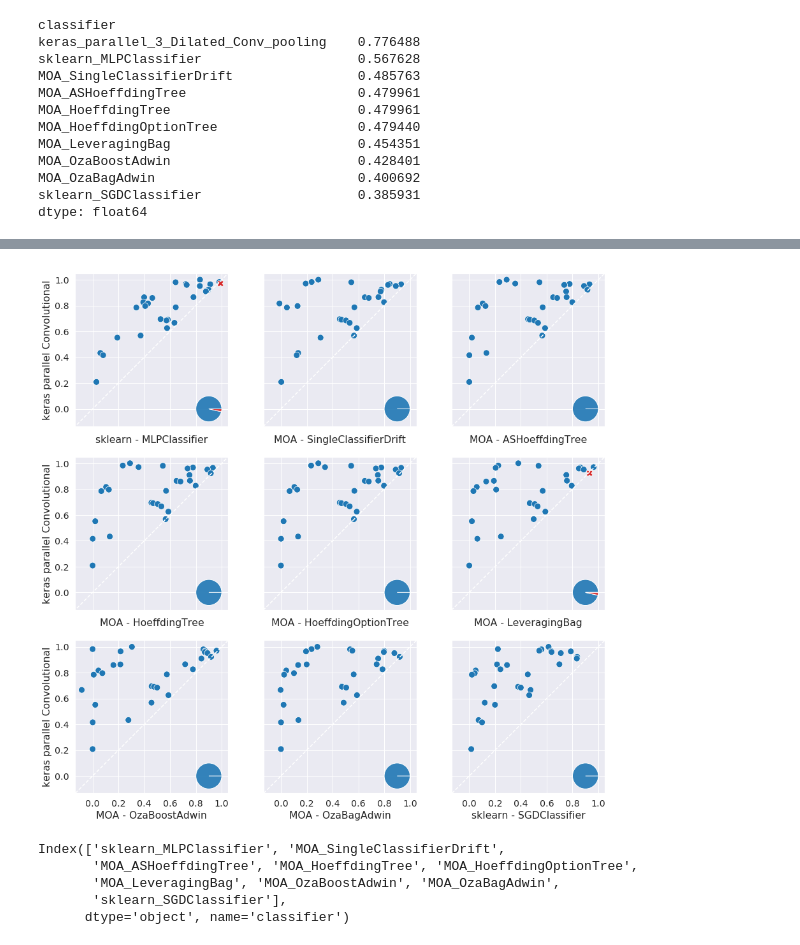
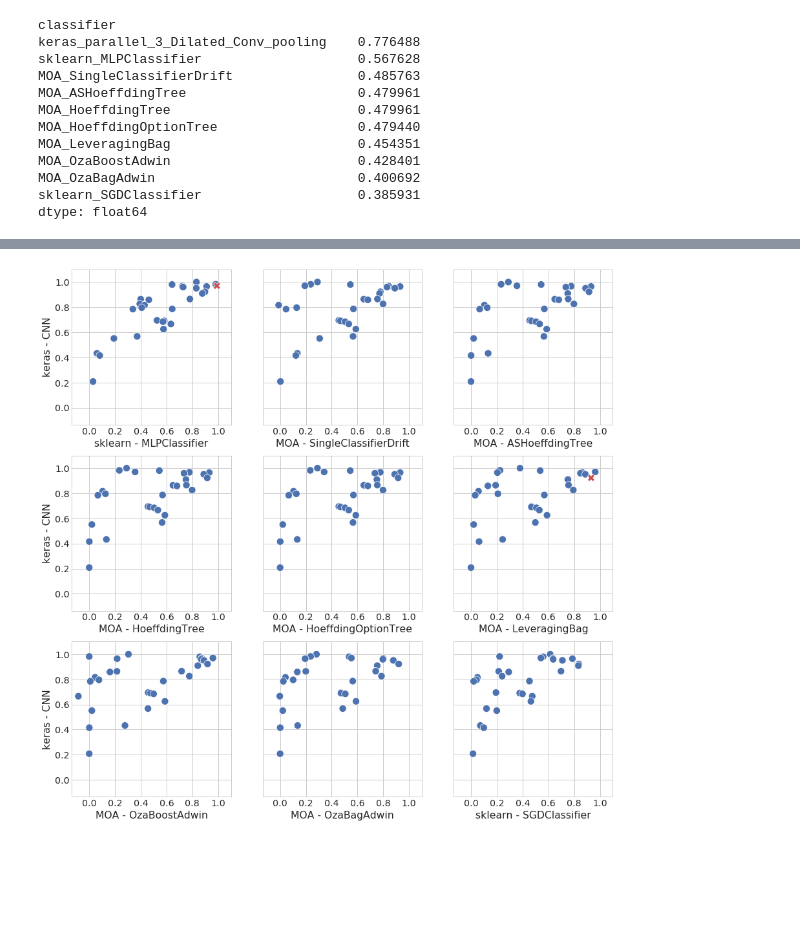
Before and after one commit to pedrolarben/ADLStream, a Jupyter notebook: utils/notebooks/Untitled.ipynb, the cells around one changed output, grey strips where cells are left out. Saved outputs shown, nothing was run; the diff lists cells and outputs as text; code cells hidden in the pictures; blank space fills up the shorter version.

Commit message:
visualization

```diff
--- a/utils/notebooks/Untitled.ipynb
+++ b/utils/notebooks/Untitled.ipynb
@@ -68,7 +50,8 @@ metrics_table = metrics_table.dropna()
 metrics_table = metrics_table.reindex(metrics_table.mean().sort_values(ascending=False).index, axis=1)
 metrics_table = metrics_table.sort_values(by=list(metrics_table.columns), ascending=False)
 metrics_table = metrics_table[metrics_table.columns[0:]]
-limits = (metrics_table.min().min()-0.05,metrics_table.max().max()+0.05)
+limits = (min(metrics_table.min().min()-0.05, -0.1), max(metrics_table.max().max()+0.05, 1.1))
+print(limits)
 
 metrics_table
 # %% [output]
@@ -126,3 +91,7 @@ MOA_OzaBoostAdwin                        0.428401
 MOA_OzaBagAdwin                          0.400692
 sklearn_SGDClassifier                    0.385931
 dtype: float64
+# %%
+classifiers = list(metrics_table.columns)
+classifier_labels = [n.replace('_',' - ') if 'keras' not in n else 'keras - CNN' for n in classifiers]
+classifier_labels = "keras CNN, MLP, Single classifier drift, AS Hoeffding tree, Hoeffding tree, Hoeffding option tree, Leveraging bag, Oza Boost Adwin, Oza Bag Adwin, SGD".split(", ")
@@ -128,0 +110,9 @@ dtype: float64
+# %%
+sns.set(font_scale=1.0)
+with plt.style.context('seaborn-whitegrid'):
+    fig,ax = plt.subplots(figsize=(10,10))
+    sns.heatmap(metrics_table, cmap=sns.color_palette("Greys"), annot=True, linewidth=0.0, ax=ax, cbar_kws={'label': 'kappa'})
+    ax.set_xticklabels(classifier_labels, rotation=90, ha="right", rotation_mode="anchor")
+    ax.set_xlabel("Classifier")
+    ax.set_ylabel("Dataset")
+#plt.savefig("files/plots/heatmap.png")
@@ -129,48 +131,48 @@ dtype: float64
 # %%
 sns.set(font_scale=1.3)
 
-fig, ax = plt.subplots(3,3, figsize=(15,15))
 clf_name = 'keras_parallel_3_Dilated_Conv_pooling'
 classifiers = metrics_table.columns[~metrics_table.columns.isin(['keras_parallel_3_Dilated_Conv', 'keras_parallel_3_Dilated_Conv_pooling'])]
 metrics_table['size'] = metrics.pivot(index='dataset', columns = 'classifier', values='instances')[clf_name]
 
-pal = {True:(0.12156862745098039, 0.4666666666666667, 0.7058823529411765) , False:(0.8392156862745098, 0.15294117647058825, 0.1568627450980392)}
+#pal = {True:(0.12156862745098039, 0.4666666666666667, 0.7058823529411765) , False:(0.8392156862745098, 0.15294117647058825, 0.1568627450980392)}
 #pal = {True:(0.17254901960784313, 0.6274509803921569, 0.17254901960784313) , False:(0.8392156862745098, 0.15294117647058825, 0.1568627450980392)}
+pal = {True:(0.2980392156862745, 0.4470588235294118, 0.6901960784313725), False:(0.7686274509803922, 0.3058823529411765, 0.3215686274509804)}
 
-for i in range(3):
-    for j in range(3):
+with plt.style.context('seaborn-whitegrid'):
+    fig, ax = plt.subplots(3,3, figsize=(15,15))
 
-        clf = classifiers[i*3+j]
-        metrics_table['diff'] = ((metrics_table[clf_name]-metrics_table[clf])>0)
+    for i in range(3):
+        for j in range(3):
 
-        sns.lineplot(x=[-1,2], y=[-1,2], ax=ax[i][j], dashes=True, color='white')
-        ax[i][j].lines[0].set_linestyle("--")
-        sns.scatterplot(y=metrics_table[clf_name], x=metrics_table[clf], palette=pal, ax=ax[i][j],hue=metrics_table['diff'], legend=False, style = ~metrics_table['diff'], s=100 )#, size=metrics_table['size'])
+            clf = classifiers[i*3+j]
+            metrics_table['diff'] = ((metrics_table[clf_name]-metrics_table[clf])>0)
 
-        count_ls = [metrics_table[metrics_table['diff']]['diff'].count(),metrics_table[~metrics_table['diff']]['diff'].count()]
-        patches, autotexts = ax[i][j].pie(count_ls,labeldistance=0.5, colors = ((*pal[True],0.9),(*pal[False],0.9)), frame=True, center=(0.9,0.0), radius=0.1)
-        autotexts[0].set_color('white')
-        autotexts[1].set_color('white')
 
-        ax[i][j].set_ylabel('keras parallel Convolutional')
-        ax[i][j].set_xlabel(clf.replace('_',' - '))
-        ax[i][j].set_xlim(limits)
-        ax[i][j].set_ylim(limits)
-        if i != 2:
-            ax[i][j].set_xticklabels([])
-        if j != 0:
-            ax[i][j].set_ylabel('')
-            ax[i][j].set_yticklabels([])
+            #sns.lineplot(x=[-1,2], y=[-1,2], ax=ax[i][j], dashes=True, color='white')
+            #ax[i][j].lines[0].set_linestyle("--")
+            sns.scatterplot(y=metrics_table[clf_name], x=metrics_table[clf], palette=pal, ax=ax[i][j],hue=metrics_table['diff'], legend=False, style = ~metrics_table['diff'], s=125 )#, size=metrics_table['size'])
 
+            count_ls = [metrics_table[metrics_table['diff']]['diff'].count(),metrics_table[~metrics_table['diff']]['diff'].count()]
+
+            #patches, autotexts = ax[i][j].pie(count_ls,labeldistance=0.5, colors = ((*pal[True],0.9),(*pal[False],0.9)), frame=True, center=(0.9,0.0), radius=0.1)
+            #autotexts[0].set_color('white')
+            #autotexts[1].set_color('white')
+
+
+            ax[i][j].set_ylabel('keras - CNN')
+            ax[i][j].set_xlabel(clf.replace('_',' - '))
+            ax[i][j].set_xlim(limits)
+            ax[i][j].set_ylim(limits)
+            if i != 2:
+                pass
+                #ax[i][j].set_xticklabels([])
+            if j != 0:
+                ax[i][j].set_ylabel('')
+                ax[i][j].set_yticklabels([])
+
+#plt.savefig('files/plots/scatter.png', dpi=fig.dpi)
 del metrics_table['size'], metrics_table['diff']
 sns.set(font_scale=1)
 # %% [output]
-[figure, old version]
+[figure, new version]
-# %%
-classifiers
-# %% [output]
-Index(['sklearn_MLPClassifier', 'MOA_SingleClassifierDrift',
-       'MOA_ASHoeffdingTree', 'MOA_HoeffdingTree', 'MOA_HoeffdingOptionTree',
-       'MOA_LeveragingBag', 'MOA_OzaBoostAdwin', 'MOA_OzaBagAdwin',
-       'sklearn_SGDClassifier'],
-      dtype='object', name='classifier')
```
Also changed, not shown: parts of 12 cells of this notebook, 5 other files.
